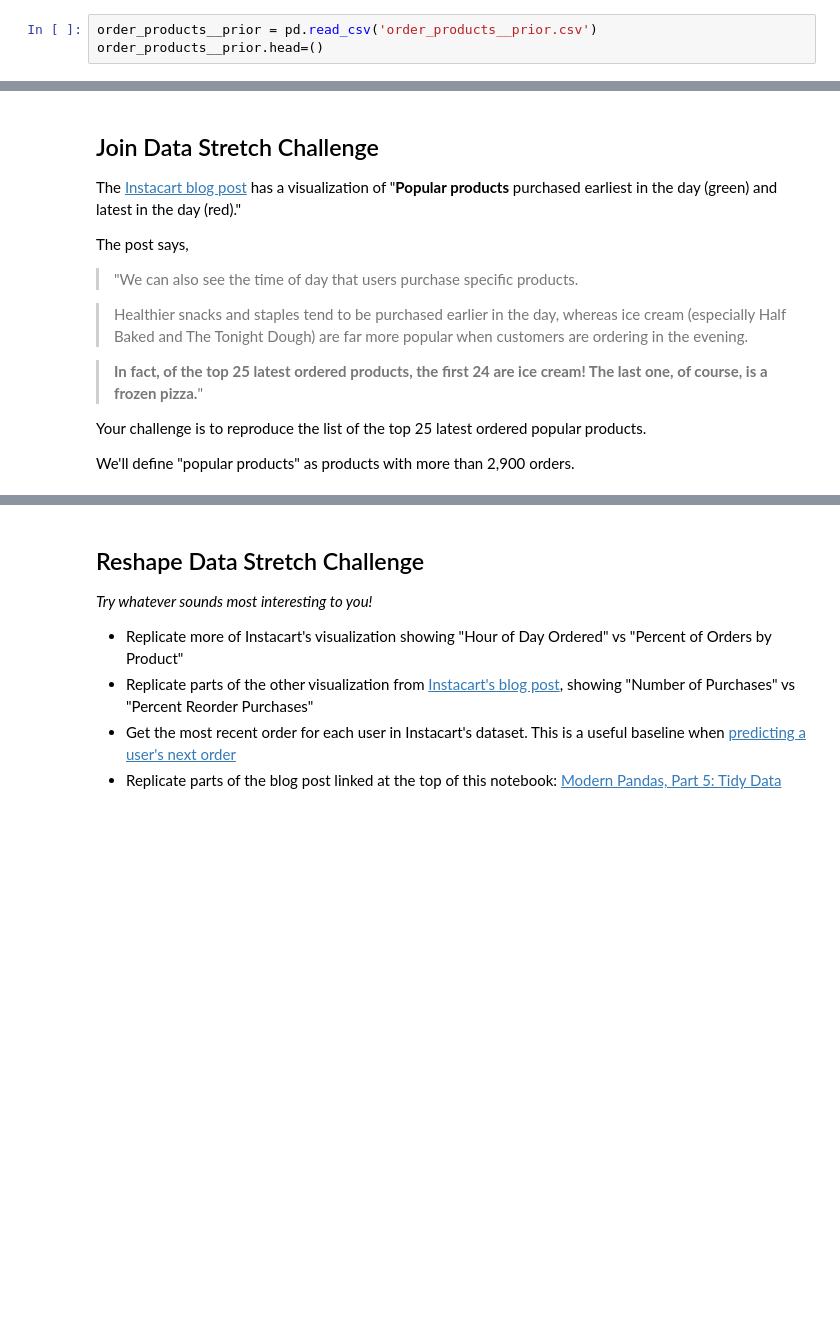
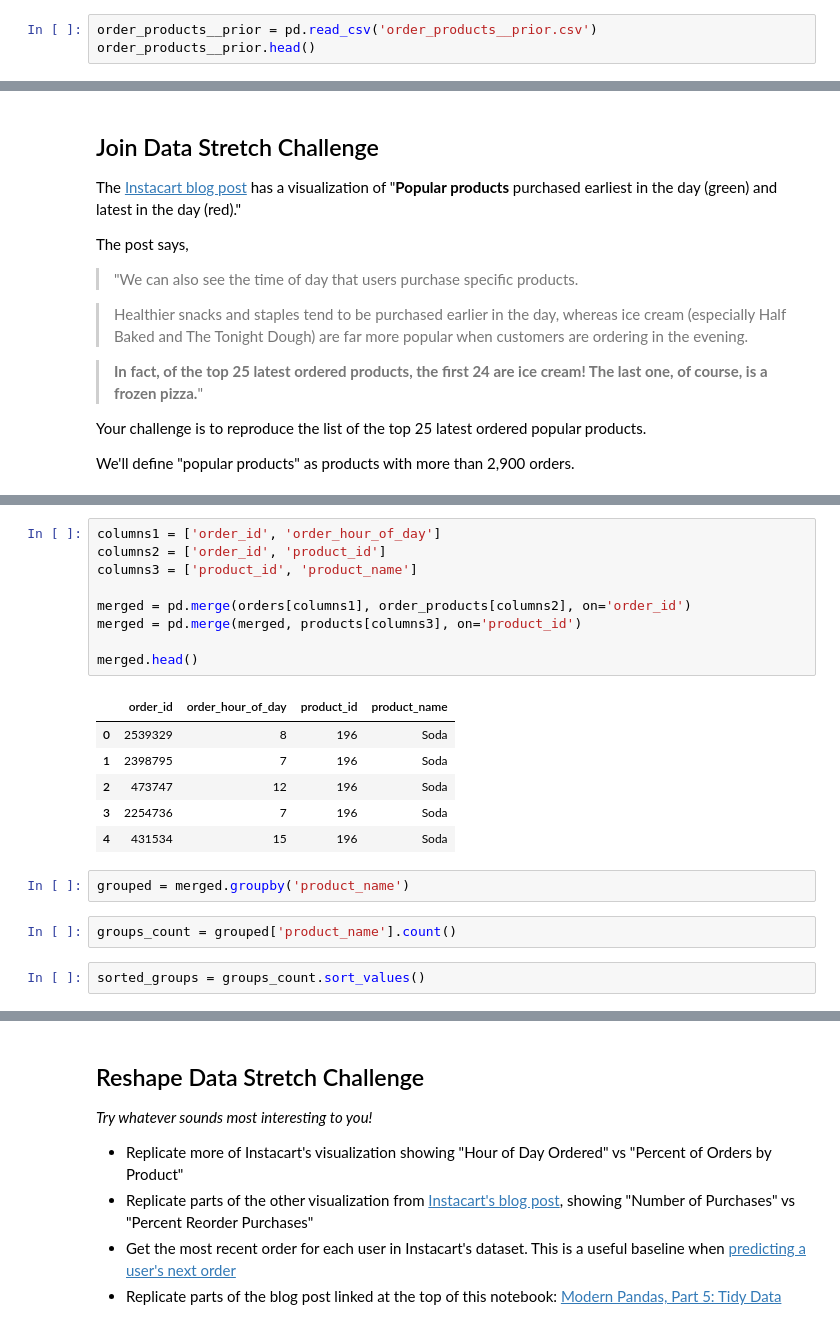
Before and after one commit to bloominstituteoftechnology/DS-Unit-1-Sprint-2-Data-Wrangling-and-Storytelling, a Jupyter notebook: Cai_Nowicki_Join_and_Reshape_Data_Assignment.ipynb, the cells around one changed output, grey strips where cells are left out. Saved outputs shown, nothing was run; the diff lists cells and outputs as text; blank space fills up the shorter version.

```diff
--- a/Cai_Nowicki_Join_and_Reshape_Data_Assignment.ipynb
+++ b/Cai_Nowicki_Join_and_Reshape_Data_Assignment.ipynb
@@ -288,4 +288,4 @@ departments.head()
 | 4 | 5 | alcohol |
 # %%
 order_products__prior = pd.read_csv('order_products__prior.csv')
-order_products__prior.head=()
+order_products__prior.head()
@@ -584,0 +641,22 @@ We'll define "popular products" as products with more than 2,900 orders.
+# %%
+columns1 = ['order_id', 'order_hour_of_day']
+columns2 = ['order_id', 'product_id']
+columns3 = ['product_id', 'product_name']
+
+merged = pd.merge(orders[columns1], order_products[columns2], on='order_id')
+merged = pd.merge(merged, products[columns3], on='product_id')
+
+merged.head()
+# %% [output]
+|  | order_id | order_hour_of_day | product_id | product_name |
+| 0 | 2539329 | 8 | 196 | Soda |
+| 1 | 2398795 | 7 | 196 | Soda |
+| 2 | 473747 | 12 | 196 | Soda |
+| 3 | 2254736 | 7 | 196 | Soda |
+| 4 | 431534 | 15 | 196 | Soda |
+# %%
+grouped = merged.groupby('product_name')
+# %%
+groups_count = grouped['product_name'].count()
+# %%
+sorted_groups = groups_count.sort_values()
```
Also changed, not shown: parts of 20 cells of this notebook.
